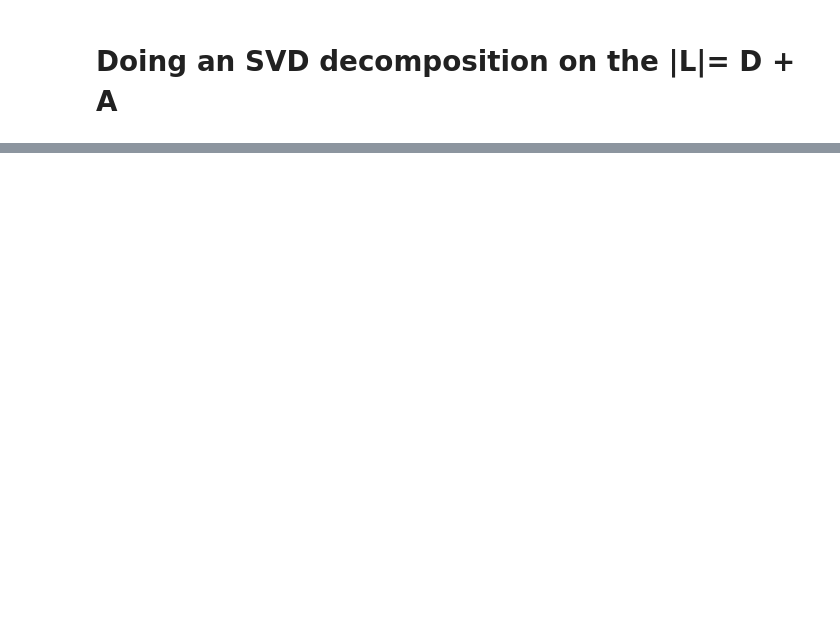
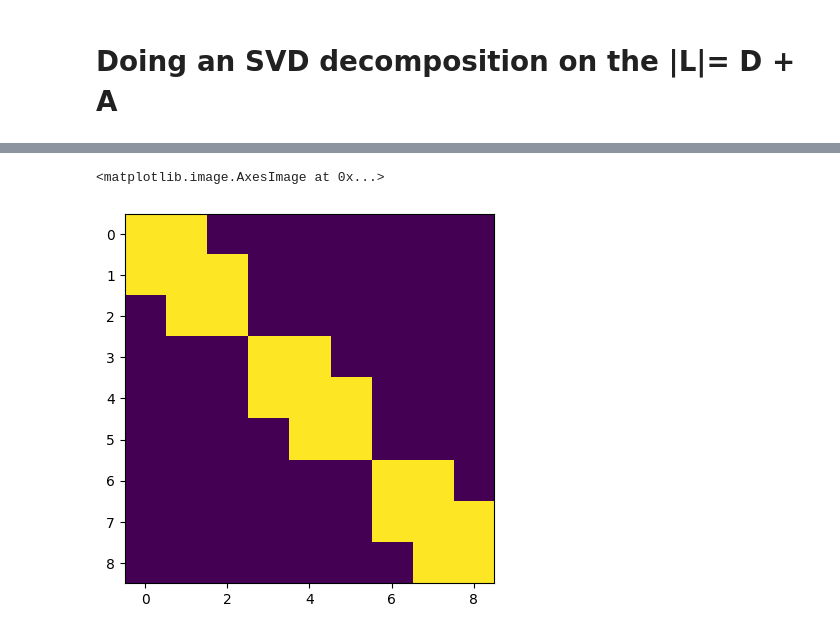
Before and after one commit to xiao278/svd_applications, a Jupyter notebook: elbow_detection_test.ipynb, the cells around one changed output, grey strips where cells are left out. Saved outputs shown, nothing was run; the diff lists cells and outputs as text; code cells hidden in the pictures; blank space fills up the shorter version.

```diff
--- a/elbow_detection_test.ipynb
+++ b/elbow_detection_test.ipynb
@@ -117,0 +121,9 @@ weighted_welford_example(L_ABS)
+# %%
+CM = compute_cosine_matrix(S_k, V_k, m, n)
+(CM_REORDERED, INDEX) = reorder_cosine_matrix(CM=CM, index=True)
+mat = detect_cluster_basecase_test(CM_REORDERED, 0.15)
+plt.imshow(mat)
+# print(mat)
+# %% [output]
+<matplotlib.image.AxesImage at 0x...>
+[figure, added]
```
Also changed, not shown: parts of 6 cells of this notebook, 3 other files.
